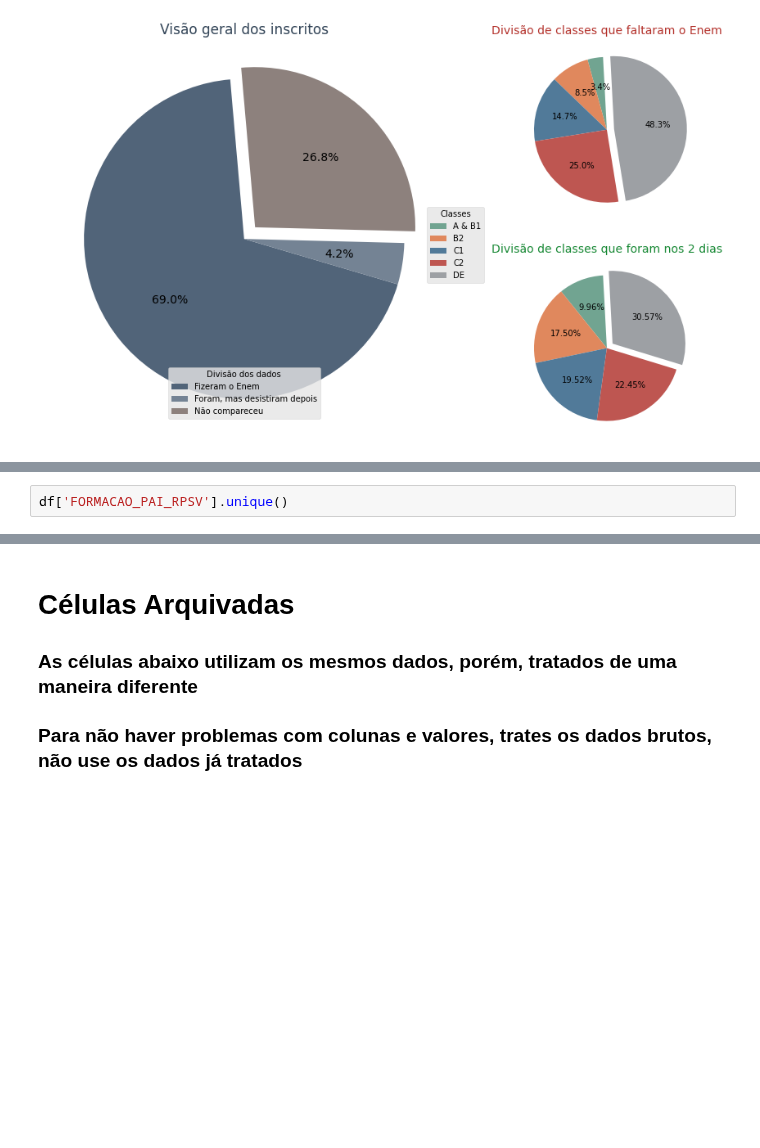
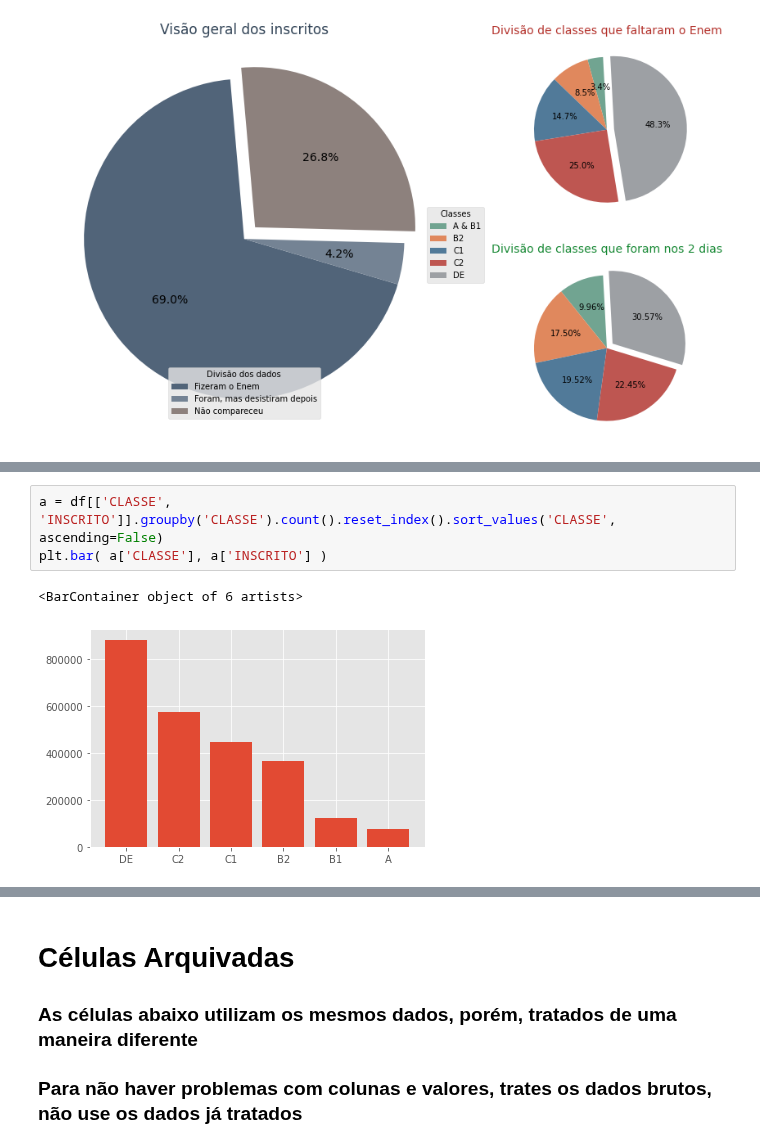
Before and after one commit to gabrielluizone/DS-Integrador-One, a Jupyter notebook: integrador-one.ipynb, the cells around one changed output, grey strips where cells are left out. Cells and saved outputs as stored; diff of their text form; blank space fills up the shorter version.

```diff
--- a/integrador-one.ipynb
+++ b/integrador-one.ipynb
@@ -1121,5 +982,9 @@ fig.savefig('integrador03.png', format='png', dpi=125)
-# %%
-df['FORMACAO_PAI_RPSV'].unique()
+# %%
+a = df[['CLASSE', 'INSCRITO']].groupby('CLASSE').count().reset_index().sort_values('CLASSE', ascending=False)
+plt.bar( a['CLASSE'], a['INSCRITO'] )
+# %% [output]
+<BarContainer object of 6 artists>
+[figure, added]
 # %%
 fig = plt.figure(figsize=(17,7))
 specs = gridspec.GridSpec( nrows=1, ncols=4, figure=fig)
```
Also changed, not shown: parts of 20 cells of this notebook.
